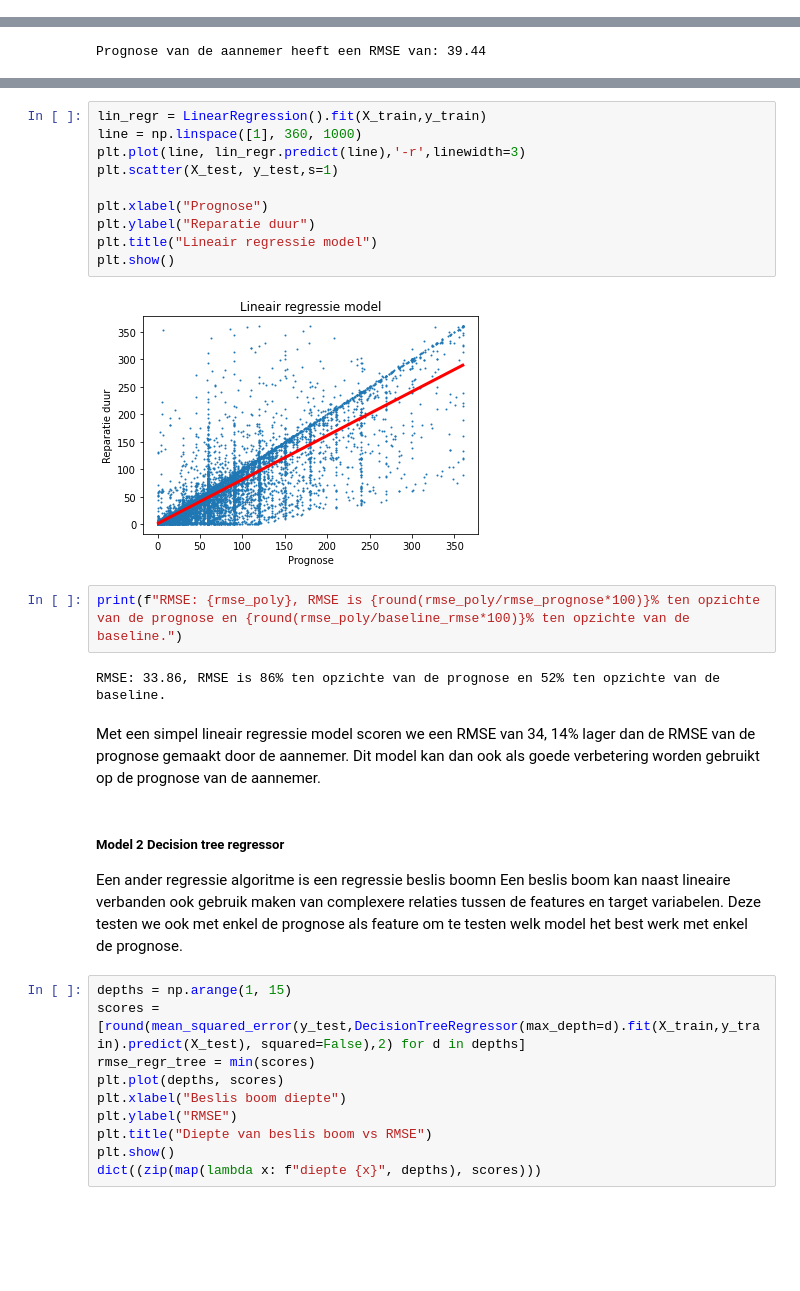
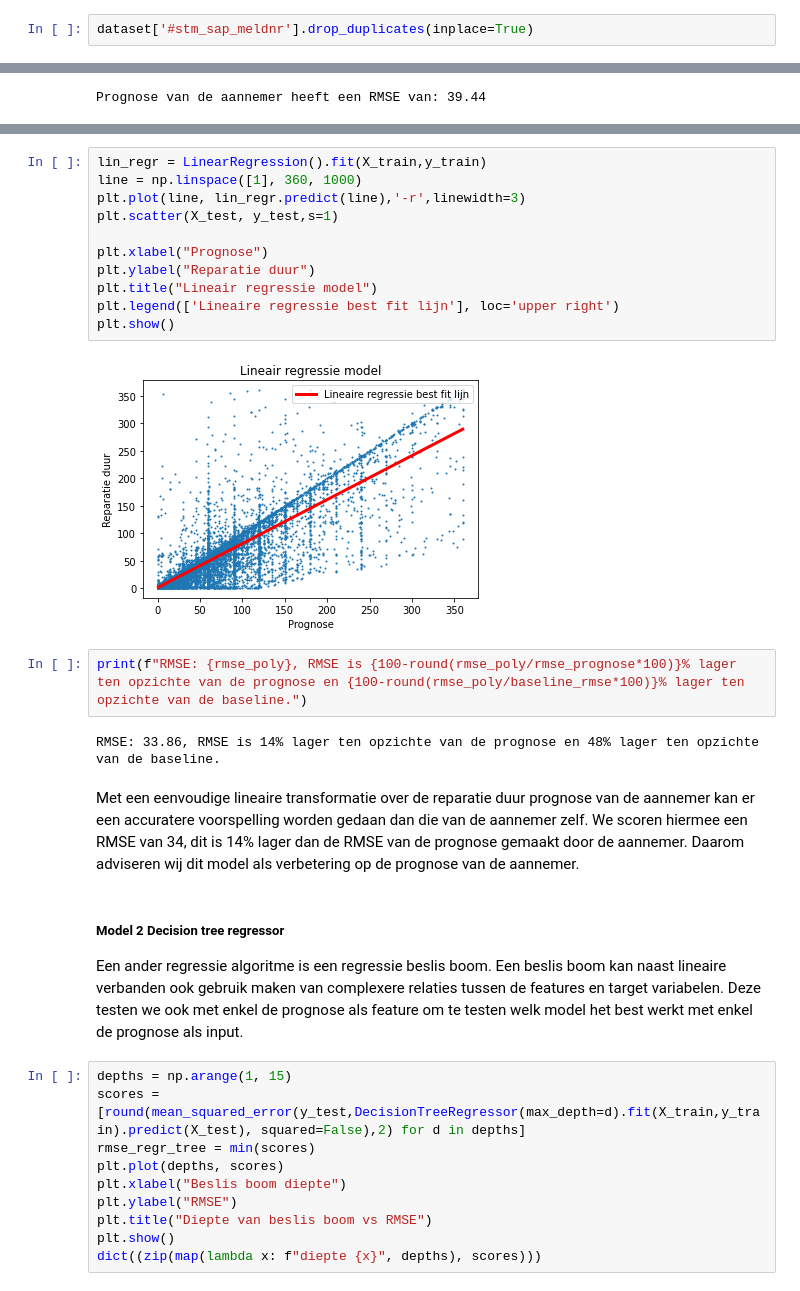
Before and after one commit to sbeetsma/DDB_groep5, a Jupyter notebook: prorail_1.ipynb, the cells around one changed output, grey strips where cells are left out. Cells and saved outputs as stored; diff of their text form; blank space fills up the shorter version.

```diff
--- a/prorail_1.ipynb
+++ b/prorail_1.ipynb
@@ -178,3 +193,5 @@ We hebben niet te maken met duplicates. Hier hoeven we dus niets mee te doen.
+# %%
+dataset['#stm_sap_meldnr'].drop_duplicates(inplace=True)
 # %% [markdown]
 ##### Target reparatie_duur aanmaken.
 We kunnen nu de kolommen maken voor functieherstel duur, en de functieherstel duur vanaf het moment dat de aannemer ter plaatse is, oftwel, onze target: **reparatie duur**.
@@ -712,27 +741,29 @@ Hierom kiezen we voor een polynome regressie met 1 polynoom oftwel een lineair r
 # %%
 lin_regr = LinearRegression().fit(X_train,y_train)
 line = np.linspace([1], 360, 1000)
 plt.plot(line, lin_regr.predict(line),'-r',linewidth=3)
 plt.scatter(X_test, y_test,s=1)
 
 plt.xlabel("Prognose")
 plt.ylabel("Reparatie duur")
 plt.title("Lineair regressie model")
+plt.legend(['Lineaire regressie best fit lijn'], loc='upper right')
 plt.show()
 # %% [output]
-[figure, old version]
+[figure, new version]
 # %%
-print(f"RMSE: {rmse_poly}, RMSE is {round(rmse_poly/rmse_prognose*100)}% ten opzichte van de prognose en {round(rmse_poly/baseline_rmse*100)}% ten opzichte van de baseline.")
+print(f"RMSE: {rmse_poly}, RMSE is {100-round(rmse_poly/rmse_prognose*100)}% lager ten opzichte van de prognose en {100-round(rmse_poly/baseline_rmse*100)}% lager ten opzichte van de baseline.")
 # %% [output]
-RMSE: 33.86, RMSE is 86% ten opzichte van de prognose en 52% ten opzichte van de baseline.
+RMSE: 33.86, RMSE is 14% lager ten opzichte van de prognose en 48% lager ten opzichte van de baseline.
 # %% [markdown]
-Met een simpel lineair regressie model scoren we een RMSE van 34, 14% lager dan de RMSE van de prognose gemaakt door de aannemer.
-Dit model kan dan ook als goede verbetering worden gebruikt op de prognose van de aannemer.
+Met een eenvoudige lineaire transformatie over de reparatie duur prognose van de aannemer kan er een accuratere voorspelling worden gedaan dan die van de aannemer zelf.
+We scoren hiermee een RMSE van 34, dit is 14% lager dan de RMSE van de prognose gemaakt door de aannemer.
+Daarom adviseren wij dit model als verbetering op de prognose van de aannemer.
 # %% [markdown]
 ##### Model 2 Decision tree regressor
 
-Een ander regressie algoritme is een regressie beslis boomn Een beslis boom kan naast lineaire verbanden ook gebruik maken van complexere relaties tussen de features en target variabelen.
-Deze testen we ook met enkel de prognose als feature om te testen welk model het best werk met enkel de prognose.
+Een ander regressie algoritme is een regressie beslis boom. Een beslis boom kan naast lineaire verbanden ook gebruik maken van complexere relaties tussen de features en target variabelen.
+Deze testen we ook met enkel de prognose als feature om te testen welk model het best werkt met enkel de prognose als input.
 # %%
 depths = np.arange(1, 15)
 scores =  [round(mean_squared_error(y_test,DecisionTreeRegressor(max_depth=d).fit(X_train,y_train).predict(X_test), squared=False),2) for d in depths]
```
Also changed, not shown: parts of 120 cells of this notebook.
